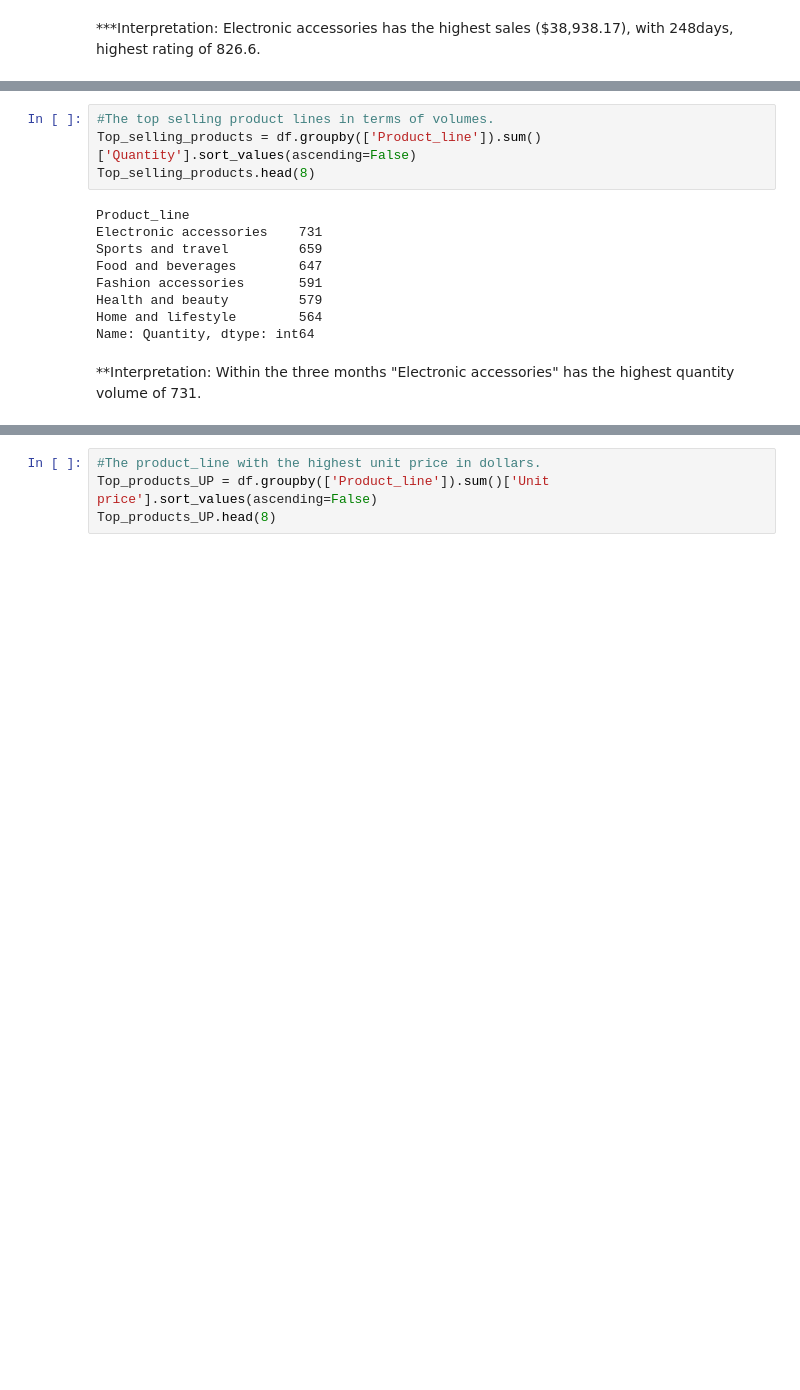
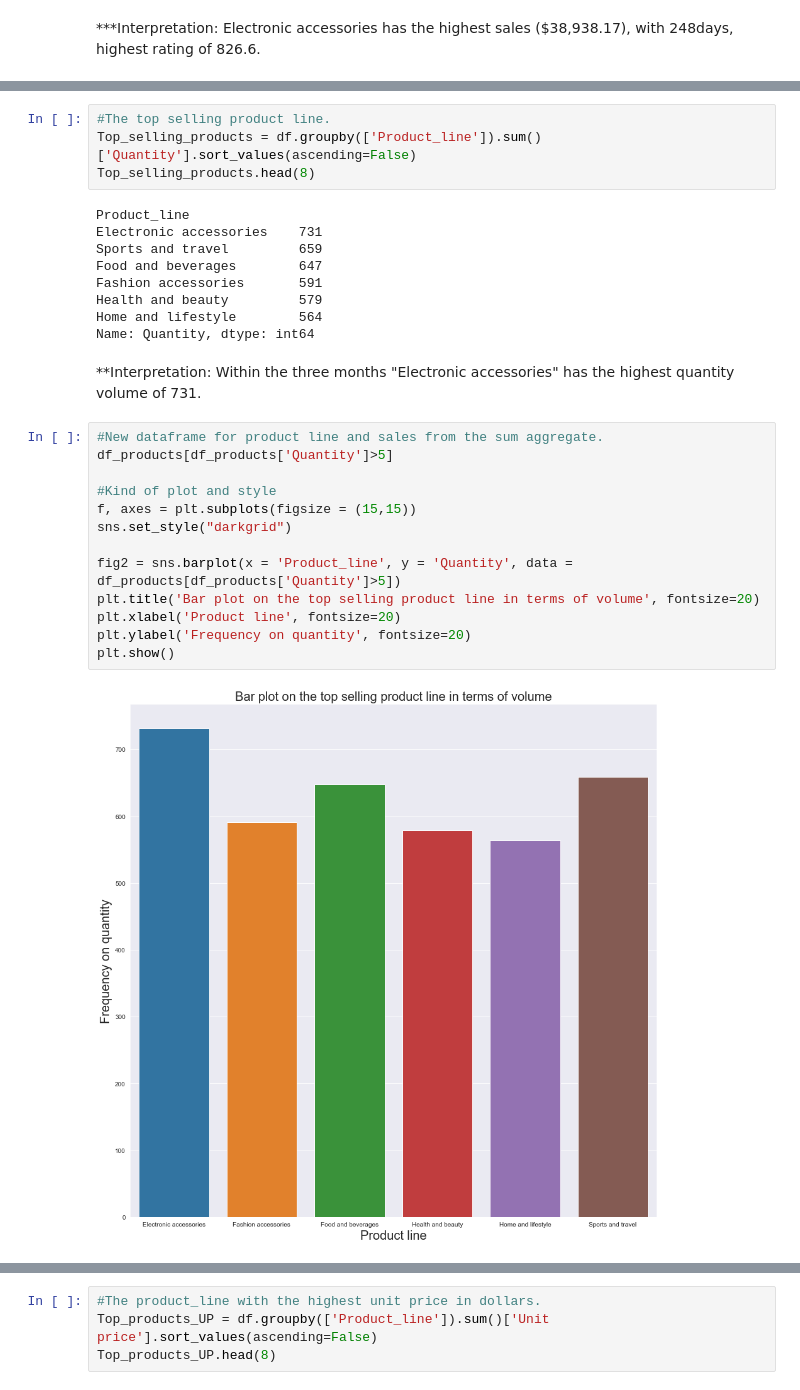
Before and after one commit to Adebola-dev/product_performance_analysis-, a Jupyter notebook: Supermarket_Product_Performance_ Analysis.ipynb, the cells around one changed output, grey strips where cells are left out. Saved outputs shown, nothing was run; the diff lists cells and outputs as text; blank space fills up the shorter version.

```diff
--- a/Supermarket_Product_Performance_ Analysis.ipynb
+++ b/Supermarket_Product_Performance_ Analysis.ipynb
@@ -231,5 +268,5 @@ Name: Sales, dtype: float64
 # %%
-#The top selling product lines in terms of volumes.
+#The top selling product line.
 Top_selling_products = df.groupby(['Product_line']).sum()['Quantity'].sort_values(ascending=False)
 Top_selling_products.head(8)
 # %% [output]
@@ -243,3 +280,18 @@ Home and lifestyle        564
 Name: Quantity, dtype: int64
 # %% [markdown]
 **Interpretation: Within the three months "Electronic accessories" has the highest quantity volume of 731.
+# %%
+#New dataframe for product line and sales from the sum aggregate.
+df_products[df_products['Quantity']>5]
+
+#Kind of plot and style
+f, axes = plt.subplots(figsize = (15,15))
+sns.set_style("darkgrid")
+
+fig2 = sns.barplot(x = 'Product_line', y = 'Quantity', data = df_products[df_products['Quantity']>5])
+plt.title('Bar plot on the top selling product line in terms of volume', fontsize=20)
+plt.xlabel('Product line', fontsize=20)
+plt.ylabel('Frequency on quantity', fontsize=20)
+plt.show()
+# %% [output]
+[figure, added]
```
Also changed, not shown: parts of 16 cells of this notebook.
